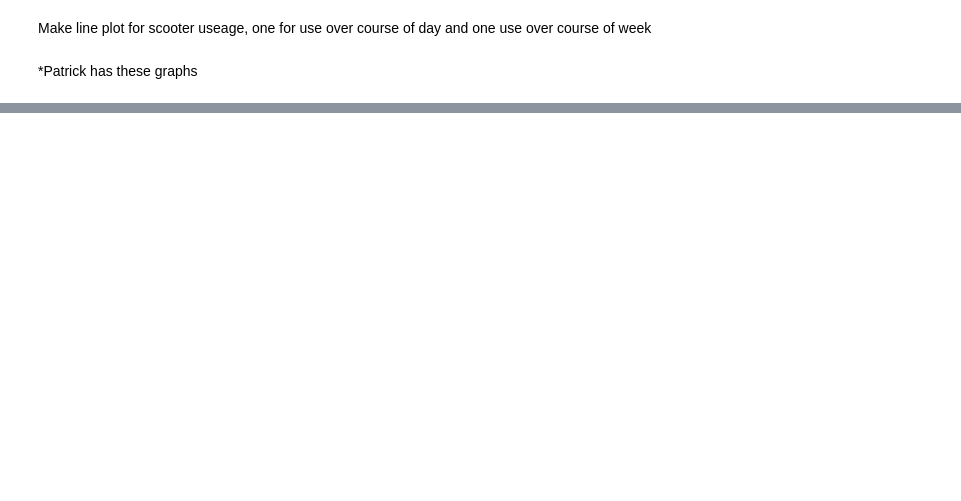
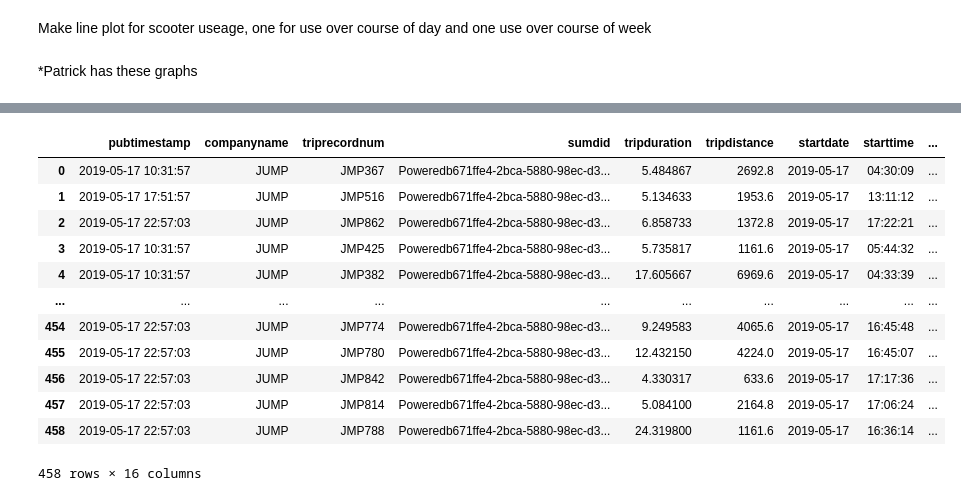
Before and after one commit to NSS-Data-Analytics-Cohort-8/scooter-partner1-badger-badger-python, a Jupyter notebook: notebooks/deliverables.ipynb, the cells around one changed output, grey strips where cells are left out. Cells and saved outputs as stored; diff of their text form; code cells hidden in the pictures; blank space fills up the shorter version.

```diff
--- a/notebooks/deliverables.ipynb
+++ b/notebooks/deliverables.ipynb
@@ -178,0 +250,5 @@ Make line plot for scooter useage, one for use over course of day and one use ov
+# %%
+#Date range most used scooter was used
+frqntflyr1['startdate'] = pd.to_datetime(frqntflyr1['startdate'])
+date_range = str(frqntflyr1['startdate'].dt.date.min()) + ' to ' +str(frqntflyr1['startdate'].dt.date.max())
+date_range
@@ -178,0 +277,16 @@ Make line plot for scooter useage, one for use over course of day and one use ov
+# %%
+mayextr = frqntflyr1[(frqntflyr1['startdate'] == '2019-05-17')]
+# %% [output]
+|  | pubtimestamp | companyname | triprecordnum | sumdid | tripduration | tripdistance | startdate | starttime | ... |
+| 0 | 2019-05-17 10:31:57 | JUMP | JMP367 | Poweredb671ffe4-2bca-5880-98ec-d3... | 5.484867 | 2692.8 | 2019-05-17 | 04:30:09 | ... |
+| 1 | 2019-05-17 17:51:57 | JUMP | JMP516 | Poweredb671ffe4-2bca-5880-98ec-d3... | 5.134633 | 1953.6 | 2019-05-17 | 13:11:12 | ... |
+| 2 | 2019-05-17 22:57:03 | JUMP | JMP862 | Poweredb671ffe4-2bca-5880-98ec-d3... | 6.858733 | 1372.8 | 2019-05-17 | 17:22:21 | ... |
+| 3 | 2019-05-17 10:31:57 | JUMP | JMP425 | Poweredb671ffe4-2bca-5880-98ec-d3... | 5.735817 | 1161.6 | 2019-05-17 | 05:44:32 | ... |
+| 4 | 2019-05-17 10:31:57 | JUMP | JMP382 | Poweredb671ffe4-2bca-5880-98ec-d3... | 17.605667 | 6969.6 | 2019-05-17 | 04:33:39 | ... |
+| ... | ... | ... | ... | ... | ... | ... | ... | ... | ... |
+| 454 | 2019-05-17 22:57:03 | JUMP | JMP774 | Poweredb671ffe4-2bca-5880-98ec-d3... | 9.249583 | 4065.6 | 2019-05-17 | 16:45:48 | ... |
+| 455 | 2019-05-17 22:57:03 | JUMP | JMP780 | Poweredb671ffe4-2bca-5880-98ec-d3... | 12.432150 | 4224.0 | 2019-05-17 | 16:45:07 | ... |
+| 456 | 2019-05-17 22:57:03 | JUMP | JMP842 | Poweredb671ffe4-2bca-5880-98ec-d3... | 4.330317 | 633.6 | 2019-05-17 | 17:17:36 | ... |
+| 457 | 2019-05-17 22:57:03 | JUMP | JMP814 | Poweredb671ffe4-2bca-5880-98ec-d3... | 5.084100 | 2164.8 | 2019-05-17 | 17:06:24 | ... |
+| 458 | 2019-05-17 22:57:03 | JUMP | JMP788 | Poweredb671ffe4-2bca-5880-98ec-d3... | 24.319800 | 1161.6 | 2019-05-17 | 16:36:14 | ... |
+458 rows × 16 columns
```
Also changed, not shown: parts of 10 cells of this notebook.
